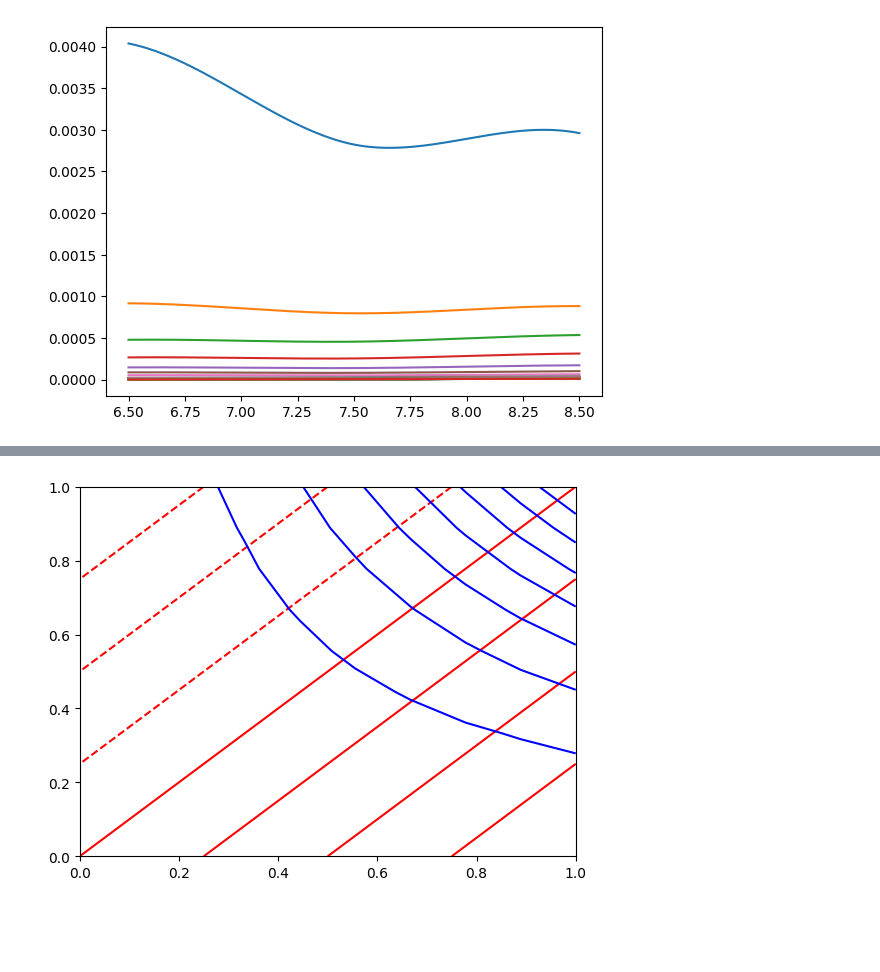
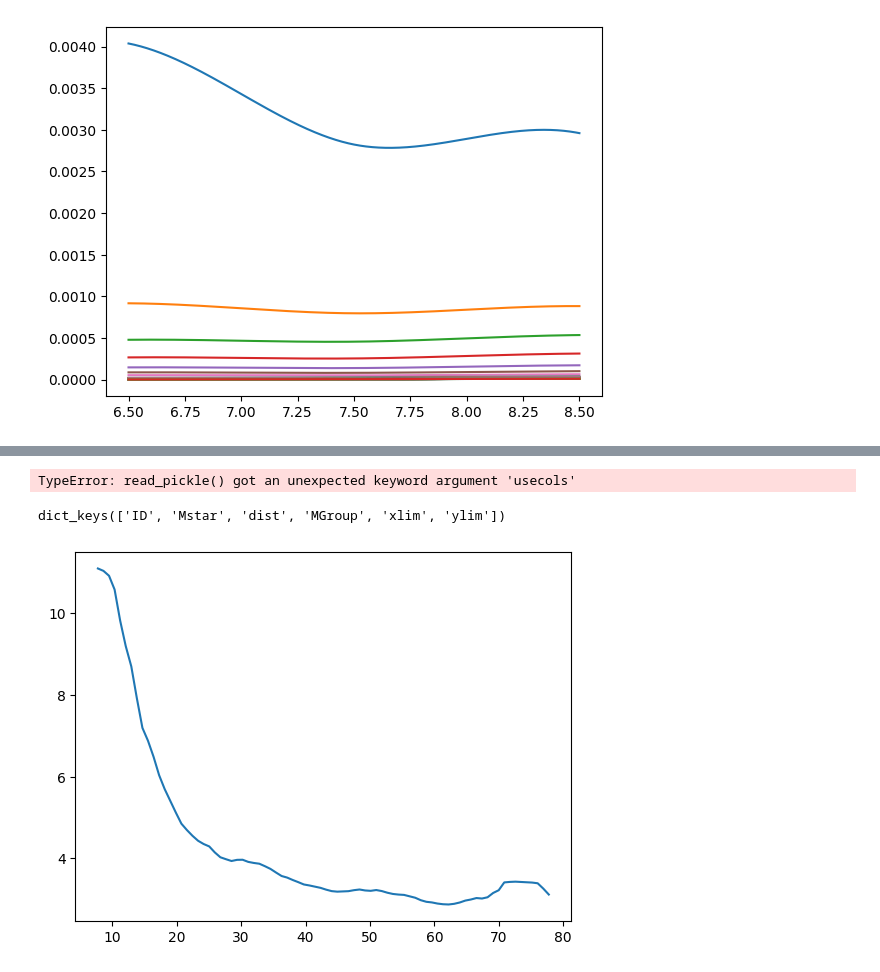
Before and after one commit to BryceDixon/High_Contrast_Imaging, a Jupyter notebook: test.ipynb, the cells around one changed output, grey strips where cells are left out. Saved outputs shown, nothing was run; the diff lists cells and outputs as text; code cells hidden in the pictures; blank space fills up the shorter version.

```diff
--- a/test.ipynb
+++ b/test.ipynb
@@ -117,17 +115,21 @@ ax.clabel(contours, contours.levels, fmt = {10:'10%',20:'20%',50:'50%',70:'70%',
-# %%
-import matplotlib.pyplot as plt
-import numpy as np
-
-X = np.linspace(0, 1, 10)
-Y = np.linspace(0, 1, 10)
-
-x,y = np.meshgrid(X,Y)
-
-f1 = np.cos(x*y)
-f2 = x-y
-
-plt.contour(x,y,f2,colors='red')
-plt.contour(x,y,f1,colors='blue')
-plt.show()
-# %% [output]
-[figure, removed]
+# %%
+import pandas as pd
+
+obj = pd.read_pickle("C:/Users/bryce/Downloads/F150_lim.pkl")
+# %% [output]
+TypeError: read_pickle() got an unexpected keyword argument 'usecols'
+# %%
+import matplotlib.pyplot as plt
+import pickle
+with open("C:/Users/bryce/Downloads/F150_lim.pkl", "rb") as f:
+    obj = pickle.load(f)
+STAR = obj["ID"]
+STAR[59]
+distance = float(obj["dist"][59])
+x = obj["xlim"][59] * distance
+y = obj["ylim"][59]
+plt.plot(x,y)
+obj.keys()
+# %% [output]
+dict_keys(['ID', 'Mstar', 'dist', 'MGroup', 'xlim', 'ylim'])
+[figure, added]
```
Also changed, not shown: parts of 3 cells of this notebook, 53 other files.
